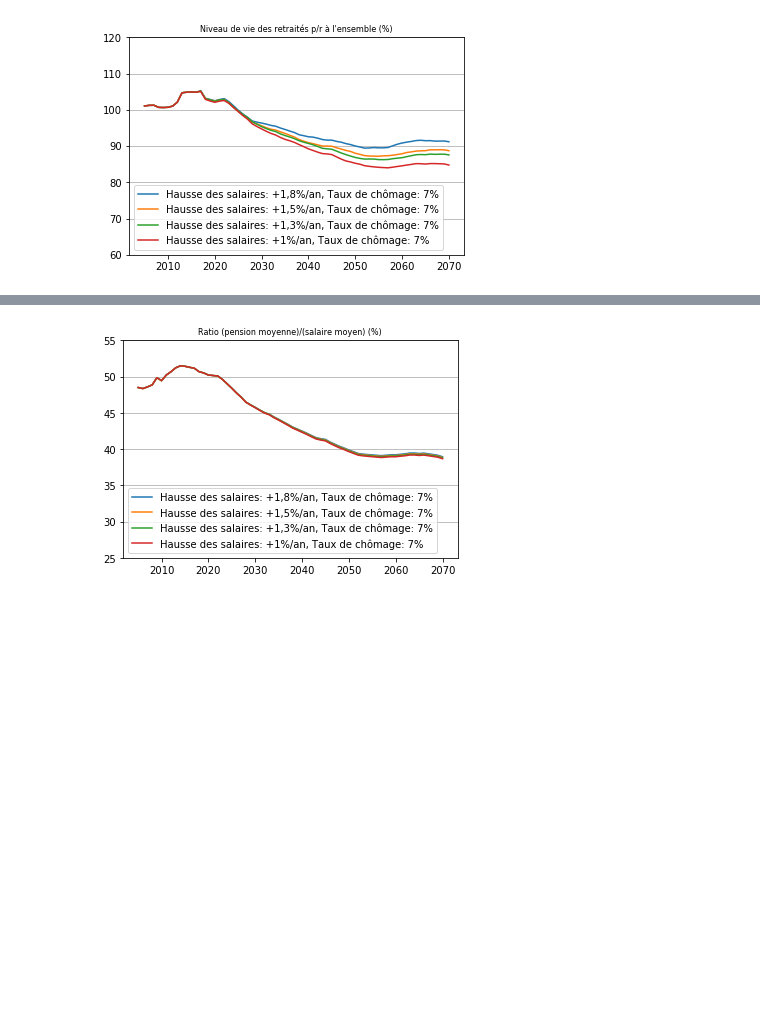
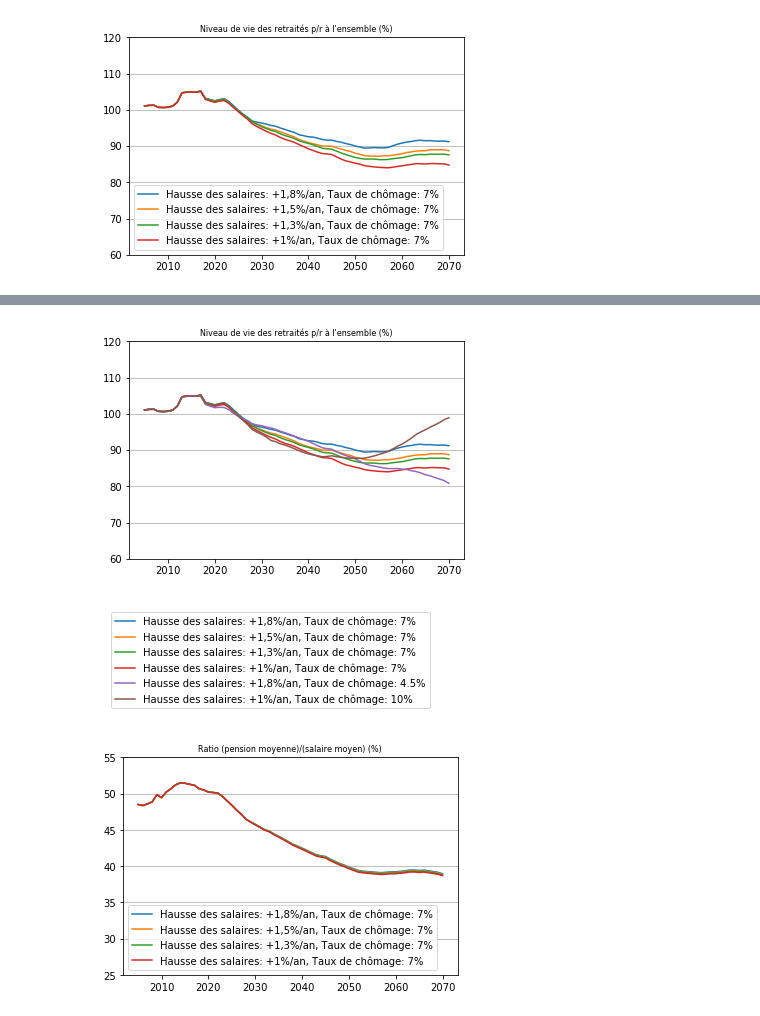
Before and after one commit to brunoscherrer/retraites, a Jupyter notebook: doc/simulation-Etude-Impact.ipynb, the cells around one changed output, grey strips where cells are left out. Saved outputs shown, nothing was run; the diff lists cells and outputs as text; code cells hidden in the pictures; blank space fills up the shorter version.

```diff
--- a/doc/simulation-Etude-Impact.ipynb
+++ b/doc/simulation-Etude-Impact.ipynb
@@ -389,3 +400,14 @@ pl.grid(axis="y")
+# %%
+analyse.graphique(analyse.RNV,"RNV")
+pl.grid(axis="y")
+pl.savefig("Article4/Simulation-RNV.png")
+pl.savefig("Article4/Simulation-RNV.pdf")
+analyse.plot_legend()
+pl.savefig("Article4/Simulation-legende.png")
+pl.savefig("Article4/Simulation-legende.pdf")
+# %% [output]
+[figure, added]
+[figure, added]
 # %%
 analyse.graphique(analyse.P,"P", draw_legend = True, scenarios_indices = range(1,5))
 pl.grid(axis="y")
```
Also changed, not shown: parts of 3 cells of this notebook, 10 other files.
